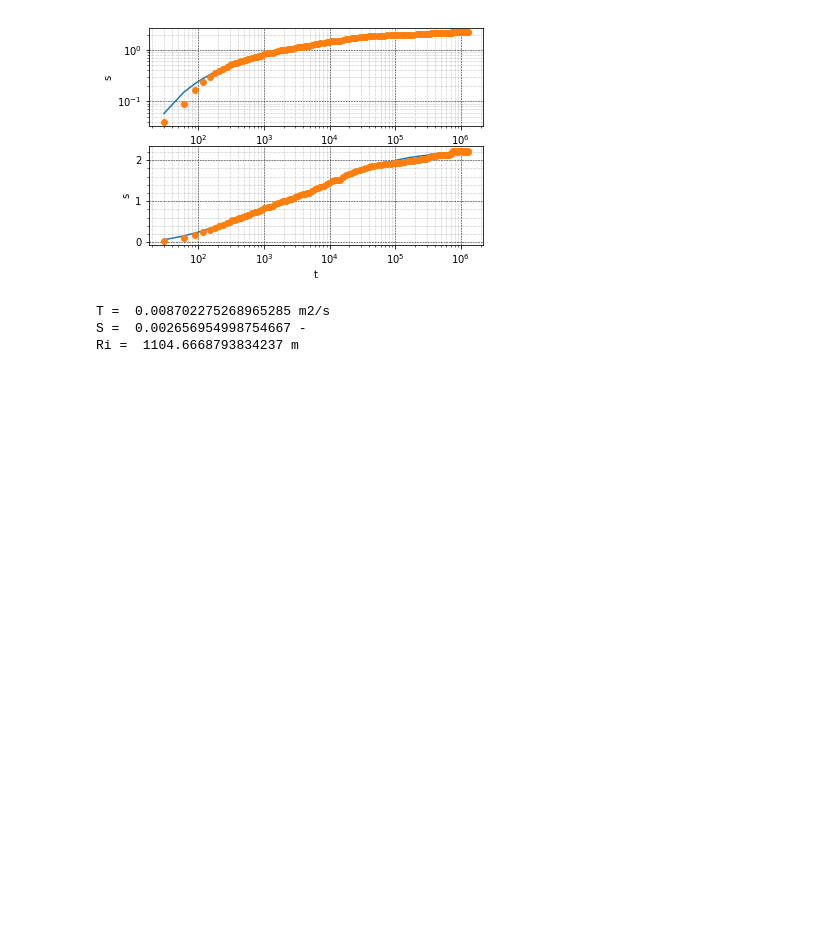
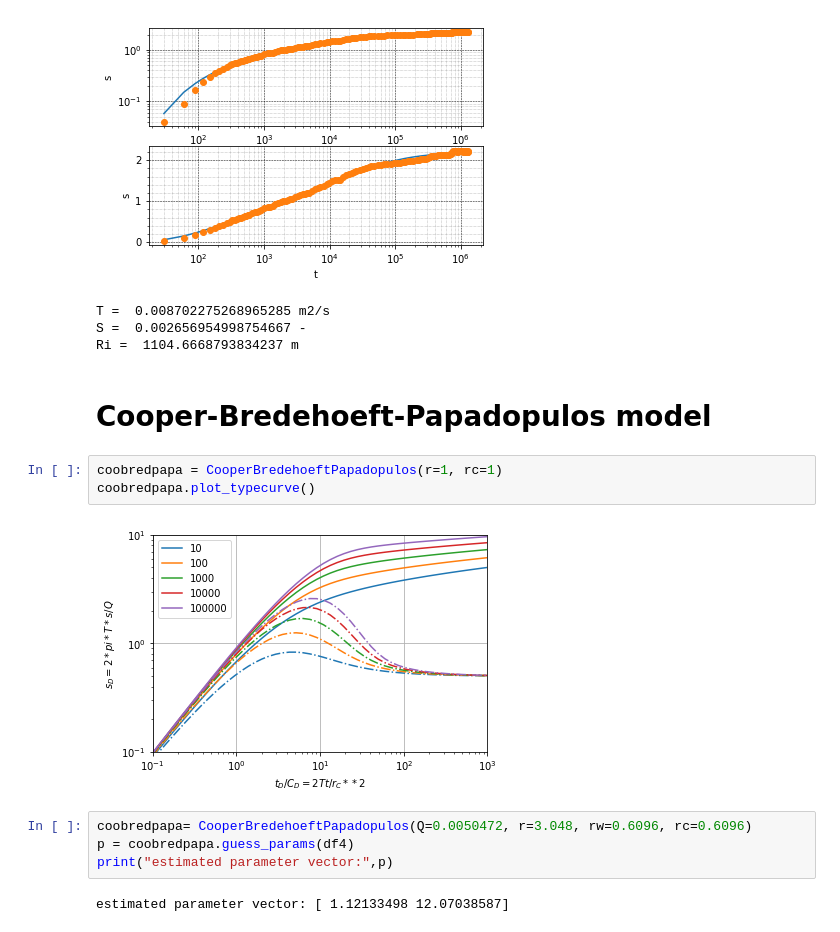
Before and after one commit to UniNE-CHYN/openhytest, a Jupyter notebook: notebooks/Test_prototype_model_fit_ND.ipynb, the cells around one changed output. Cells and saved outputs as stored; diff of their text form; blank space fills up the shorter version.

```diff
--- a/notebooks/Test_prototype_model_fit_ND.ipynb
+++ b/notebooks/Test_prototype_model_fit_ND.ipynb
@@ -261,3 +431,16 @@ bequer.trial(p,df3)
 T =  0.008702275268965285 m2/s
 S =  0.002656954998754667 -
 Ri =  1104.6668793834237 m
+# %% [markdown]
+# Cooper-Bredehoeft-Papadopulos model
+# %%
+coobredpapa = CooperBredehoeftPapadopulos(r=1, rc=1)
+coobredpapa.plot_typecurve()
+# %% [output]
+[figure, added]
+# %%
+coobredpapa= CooperBredehoeftPapadopulos(Q=0.0050472, r=3.048, rw=0.6096, rc=0.6096)
+p = coobredpapa.guess_params(df4)
+print("estimated parameter vector:",p)
+# %% [output]
+estimated parameter vector: [ 1.12133498 12.07038587]
```
Also changed, not shown: parts of 10 cells of this notebook, 3 other files.
